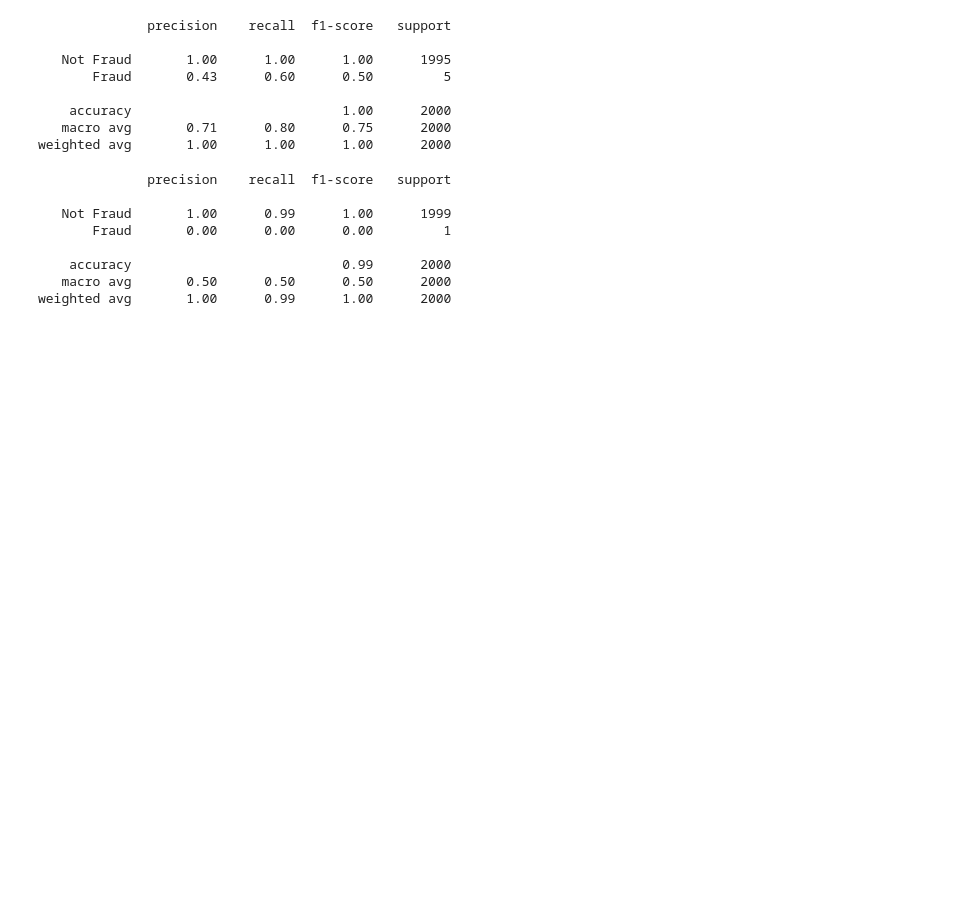
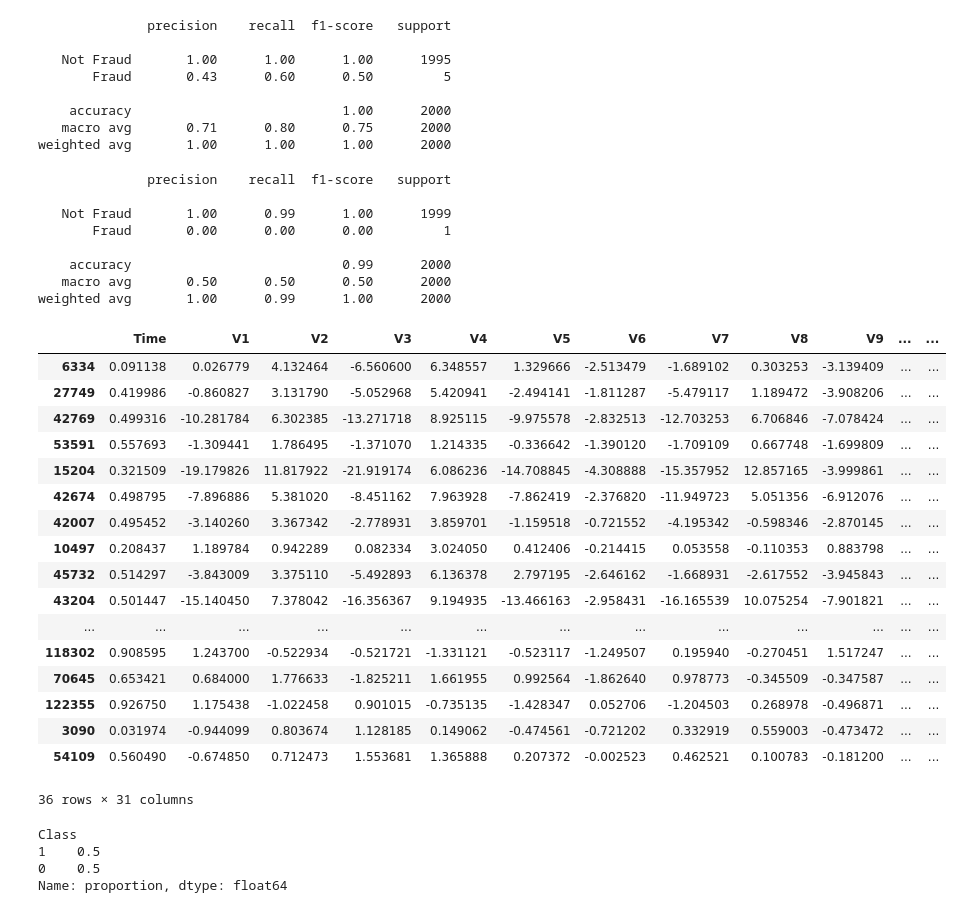
Before and after one commit to finnwethall/fraud-detection, a Jupyter notebook: Untitled2.ipynb, the cells around one changed output. Drawn from its saved outputs; the diff is of its cells as text; code cells hidden in the pictures; blank space fills up the shorter version.

Commit message:
balancing

```diff
--- a/Untitled2.ipynb
+++ b/Untitled2.ipynb
@@ -273,3 +273,37 @@ print(classification_report(y_val, svc.predict(X_val), target_names=['Not Fraud'
     accuracy                           0.99      2000
    macro avg       0.50      0.50      0.50      2000
 weighted avg       1.00      0.99      1.00      2000
+# %%
+#balancing
+
+
+not_fraud = df_new[df_new['Class'] == 0]
+fraud = df_new[df_new['Class'] == 1]
+
+balanced_df = pd.concat([fraud, not_fraud.sample(len(fraud))])
+
+display(balanced_df)
+balanced_df['Class'].value_counts(normalize=True) #sanity check
+# %% [output]
+|  | Time | V1 | V2 | V3 | V4 | V5 | V6 | V7 | V8 | V9 | ... | ... |
+| 6334 | 0.091138 | 0.026779 | 4.132464 | -6.560600 | 6.348557 | 1.329666 | -2.513479 | -1.689102 | 0.303253 | -3.139409 | ... | ... |
+| 27749 | 0.419986 | -0.860827 | 3.131790 | -5.052968 | 5.420941 | -2.494141 | -1.811287 | -5.479117 | 1.189472 | -3.908206 | ... | ... |
+| 42769 | 0.499316 | -10.281784 | 6.302385 | -13.271718 | 8.925115 | -9.975578 | -2.832513 | -12.703253 | 6.706846 | -7.078424 | ... | ... |
+| 53591 | 0.557693 | -1.309441 | 1.786495 | -1.371070 | 1.214335 | -0.336642 | -1.390120 | -1.709109 | 0.667748 | -1.699809 | ... | ... |
+| 15204 | 0.321509 | -19.179826 | 11.817922 | -21.919174 | 6.086236 | -14.708845 | -4.308888 | -15.357952 | 12.857165 | -3.999861 | ... | ... |
+| 42674 | 0.498795 | -7.896886 | 5.381020 | -8.451162 | 7.963928 | -7.862419 | -2.376820 | -11.949723 | 5.051356 | -6.912076 | ... | ... |
+| 42007 | 0.495452 | -3.140260 | 3.367342 | -2.778931 | 3.859701 | -1.159518 | -0.721552 | -4.195342 | -0.598346 | -2.870145 | ... | ... |
+| 10497 | 0.208437 | 1.189784 | 0.942289 | 0.082334 | 3.024050 | 0.412406 | -0.214415 | 0.053558 | -0.110353 | 0.883798 | ... | ... |
+| 45732 | 0.514297 | -3.843009 | 3.375110 | -5.492893 | 6.136378 | 2.797195 | -2.646162 | -1.668931 | -2.617552 | -3.945843 | ... | ... |
+| 43204 | 0.501447 | -15.140450 | 7.378042 | -16.356367 | 9.194935 | -13.466163 | -2.958431 | -16.165539 | 10.075254 | -7.901821 | ... | ... |
+| ... | ... | ... | ... | ... | ... | ... | ... | ... | ... | ... | ... | ... |
+| 118302 | 0.908595 | 1.243700 | -0.522934 | -0.521721 | -1.331121 | -0.523117 | -1.249507 | 0.195940 | -0.270451 | 1.517247 | ... | ... |
+| 70645 | 0.653421 | 0.684000 | 1.776633 | -1.825211 | 1.661955 | 0.992564 | -1.862640 | 0.978773 | -0.345509 | -0.347587 | ... | ... |
+| 122355 | 0.926750 | 1.175438 | -1.022458 | 0.901015 | -0.735135 | -1.428347 | 0.052706 | -1.204503 | 0.268978 | -0.496871 | ... | ... |
+| 3090 | 0.031974 | -0.944099 | 0.803674 | 1.128185 | 0.149062 | -0.474561 | -0.721202 | 0.332919 | 0.559003 | -0.473472 | ... | ... |
+| 54109 | 0.560490 | -0.674850 | 0.712473 | 1.553681 | 1.365888 | 0.207372 | -0.002523 | 0.462521 | 0.100783 | -0.181200 | ... | ... |
+36 rows × 31 columns
+Class
+1    0.5
+0    0.5
+Name: proportion, dtype: float64
```
